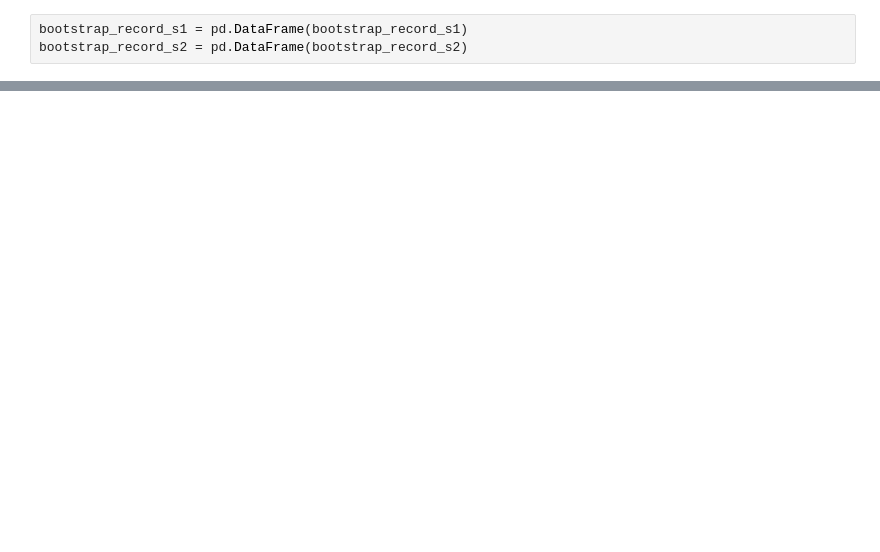
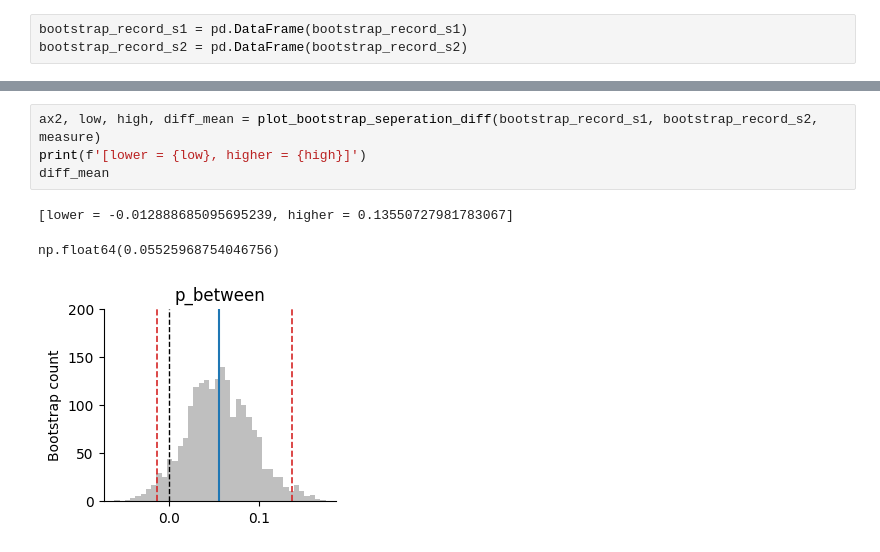
Before and after one commit to Xiaoyue-Zhou/Auditory-Structure-Learning-Model, a Jupyter notebook: matrix_bootstrap_analysis.ipynb, the cells around one changed output, grey strips where cells are left out. Cells and saved outputs as stored; diff of their text form; blank space fills up the shorter version.

```diff
--- a/matrix_bootstrap_analysis.ipynb
+++ b/matrix_bootstrap_analysis.ipynb
@@ -372,0 +373,8 @@ ax2 = plot_bootstrap_seperation_diff(bootstrap_record_s1, bootstrap_record_s2, m
+# %%
+ax2, low, high, diff_mean = plot_bootstrap_seperation_diff(bootstrap_record_s1, bootstrap_record_s2, measure)
+print(f'[lower = {low}, higher = {high}]')
+diff_mean
+# %% [output]
+[lower = -0.012888685095695239, higher = 0.13550727981783067]
+np.float64(0.05525968754046756)
+[figure, added]
```
Also changed, not shown: parts of 2 cells of this notebook, 3 other files.
